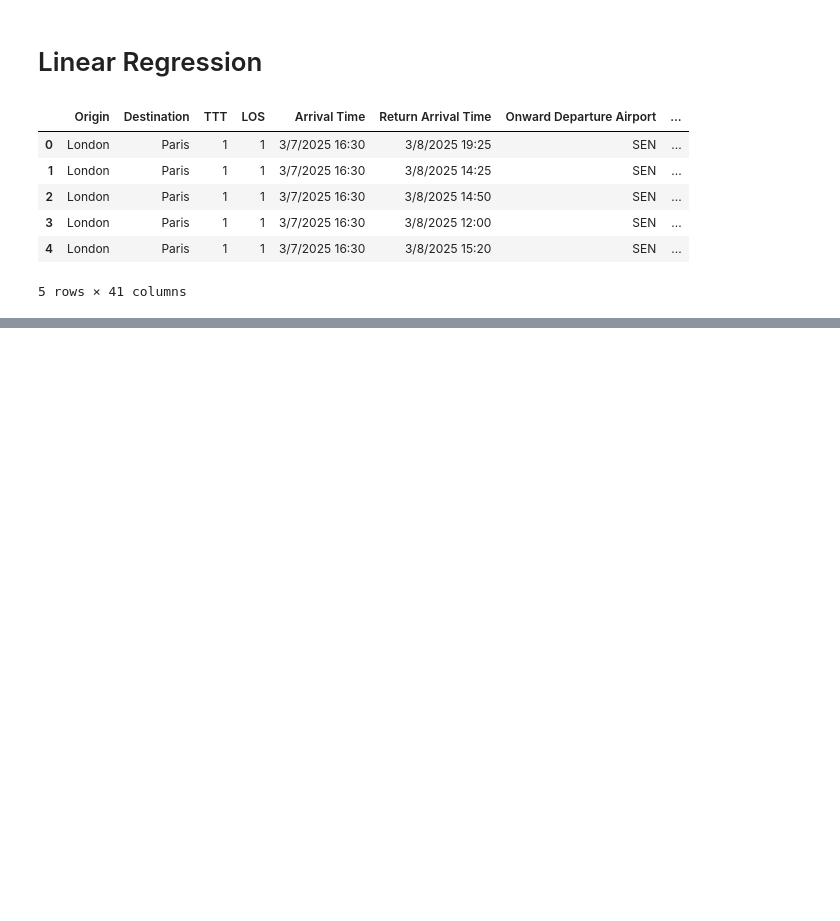
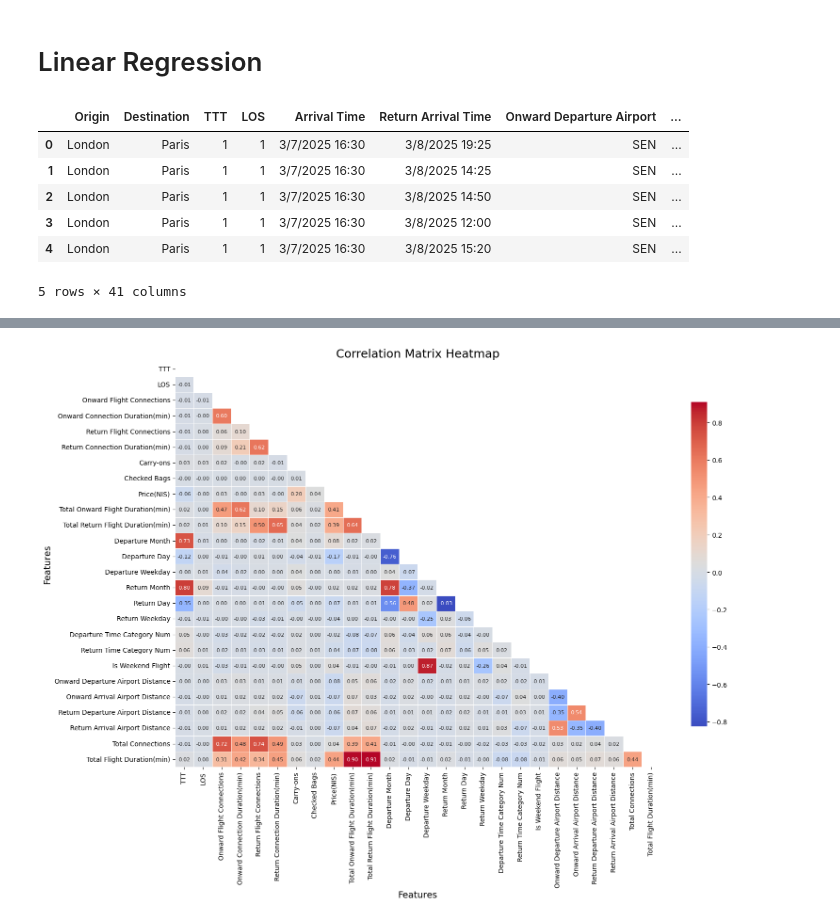
Before and after one commit to Andrian2024/DSProject-Flights, a Jupyter notebook: Algo2-TalN-LinearRegression.ipynb, the cells around one changed output, grey strips where cells are left out. Cells and saved outputs as stored; diff of their text form; code cells hidden in the pictures; blank space fills up the shorter version.

```diff
--- a/Algo2-TalN-LinearRegression.ipynb
+++ b/Algo2-TalN-LinearRegression.ipynb
@@ -15,5 +14,5 @@ warnings.simplefilter(action='ignore', category=FutureWarning)
 # %%
-df = pd.read_csv(r'C:\Users\ASUS\Desktop\DS\DSProject-Flights\clean_data.csv')
+df = pd.read_csv('clean_data.csv')
 df.head()
 # %% [output]
 |  | Origin | Destination | TTT | LOS | Arrival Time | Return Arrival Time | Onward Departure Airport | ... |
@@ -545,0 +235,22 @@ R-squared Score: 0.59
+# %%
+correlation_matrix = num_bool_features.corr()
+
+plt.figure(figsize=(16, 12))
+
+# Mask the upper triangle to avoid redundancy
+mask = np.triu(np.ones_like(correlation_matrix, dtype=bool))
+
+# Create a heatmap with annotations, smaller font size, and custom color palette
+sns.heatmap(correlation_matrix, annot=True, fmt=".2f", cmap="coolwarm", mask=mask,
+            linewidths=0.5, cbar_kws={"shrink": 0.8}, annot_kws={"size": 8})
+
+# Title and labels
+plt.title("Correlation Matrix Heatmap", fontsize=18)
+plt.xlabel("Features", fontsize=14)
+plt.ylabel("Features", fontsize=14)
+
+# Show the plot
+plt.tight_layout()
+plt.show()
+# %% [output]
+[figure, added]
```
Also changed, not shown: parts of 46 cells of this notebook.
